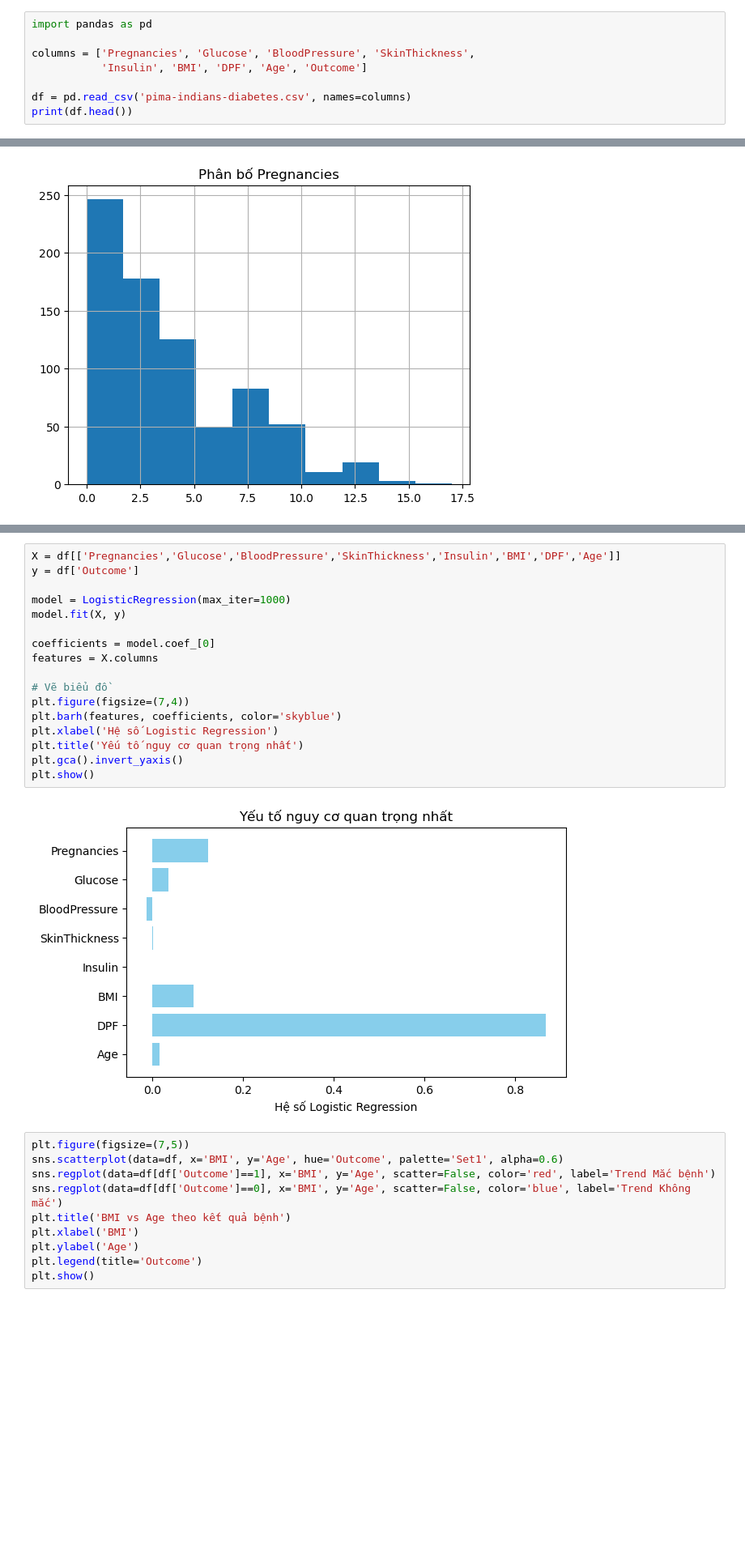
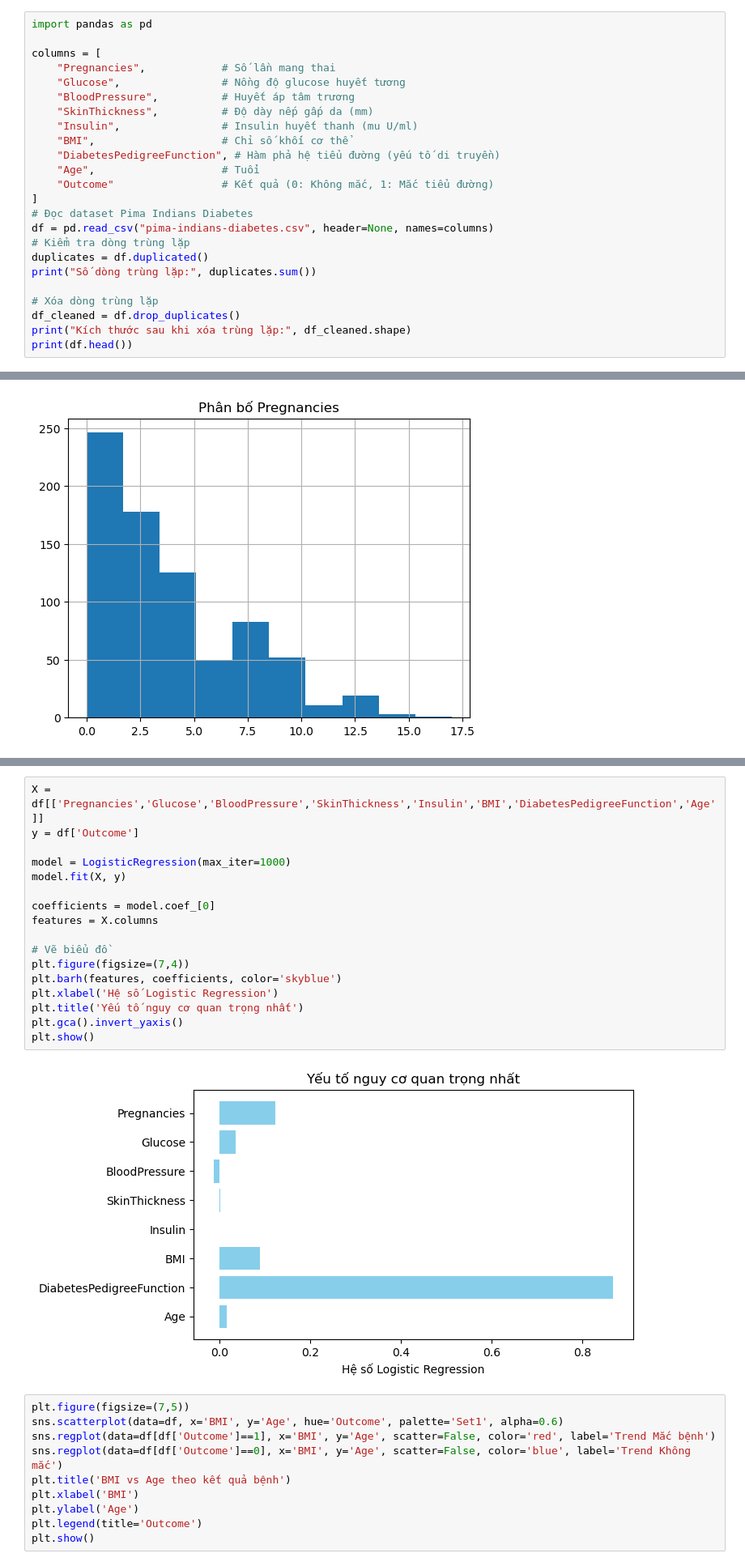
Before and after one commit to HongTham1995/Sgu25_Data_Analytics, a Jupyter notebook: Lab3/Planning/NguyenThiHongTham/Untitled.ipynb, the cells around one changed output, grey strips where cells are left out. Shown at 81% size. Saved outputs shown, nothing was run; the diff lists cells and outputs as text; blank space fills up the shorter version.

```diff
--- a/Lab3/Planning/NguyenThiHongTham/Untitled.ipynb
+++ b/Lab3/Planning/NguyenThiHongTham/Untitled.ipynb
@@ -1,9 +1,25 @@
 # %%
 import pandas as pd
 
-columns = ['Pregnancies', 'Glucose', 'BloodPressure', 'SkinThickness',
-           'Insulin', 'BMI', 'DPF', 'Age', 'Outcome']
+columns = [
+    "Pregnancies",            # Số lần mang thai
+    "Glucose",                # Nồng độ glucose huyết tương
+    "BloodPressure",          # Huyết áp tâm trương
+    "SkinThickness",          # Độ dày nếp gấp da (mm)
+    "Insulin",                # Insulin huyết thanh (mu U/ml)
+    "BMI",                    # Chỉ số khối cơ thể
+    "DiabetesPedigreeFunction", # Hàm phả hệ tiểu đường (yếu tố di truyền)
+    "Age",                    # Tuổi
+    "Outcome"                 # Kết quả (0: Không mắc, 1: Mắc tiểu đường)
+]
+# Đọc dataset Pima Indians Diabetes
+df = pd.read_csv("pima-indians-diabetes.csv", header=None, names=columns)
+# Kiểm tra dòng trùng lặp
+duplicates = df.duplicated()
+print("Số dòng trùng lặp:", duplicates.sum())
 
-df = pd.read_csv('pima-indians-diabetes.csv', names=columns)
+# Xóa dòng trùng lặp
+df_cleaned = df.drop_duplicates()
+print("Kích thước sau khi xóa trùng lặp:", df_cleaned.shape)
 print(df.head())
 # %% [output]
@@ -129,24 +147,24 @@ print(results_df)
 1        Decision Tree  0.744792   0.660714  0.552239  0.601626  0.700119
 2  K-Nearest Neighbors  0.708333   0.596491  0.507463  0.548387  0.734985
 # %%
-X = df[['Pregnancies','Glucose','BloodPressure','SkinThickness','Insulin','BMI','DPF','Age']]
+X = df[['Pregnancies','Glucose','BloodPressure','SkinThickness','Insulin','BMI','DiabetesPedigreeFunction','Age']]
 y = df['Outcome']
 
 model = LogisticRegression(max_iter=1000)
 model.fit(X, y)
 
 coefficients = model.coef_[0]
 features = X.columns
 
 # Vẽ biểu đồ
 plt.figure(figsize=(7,4))
 plt.barh(features, coefficients, color='skyblue')
 plt.xlabel('Hệ số Logistic Regression')
 plt.title('Yếu tố nguy cơ quan trọng nhất')
 plt.gca().invert_yaxis()
 plt.show()
 # %% [output]
-[figure, old version]
+[figure, new version]
 # %%
 plt.figure(figsize=(7,5))
 sns.scatterplot(data=df, x='BMI', y='Age', hue='Outcome', palette='Set1', alpha=0.6)
```
Also changed, not shown: parts of 4 cells of this notebook, 4 other files.
